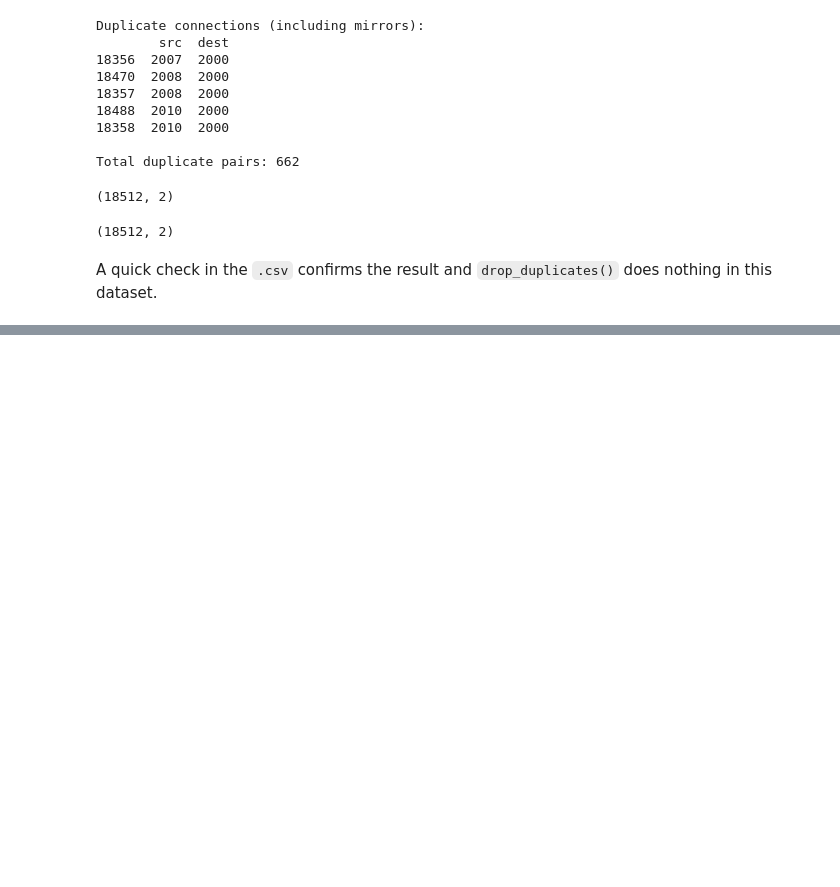
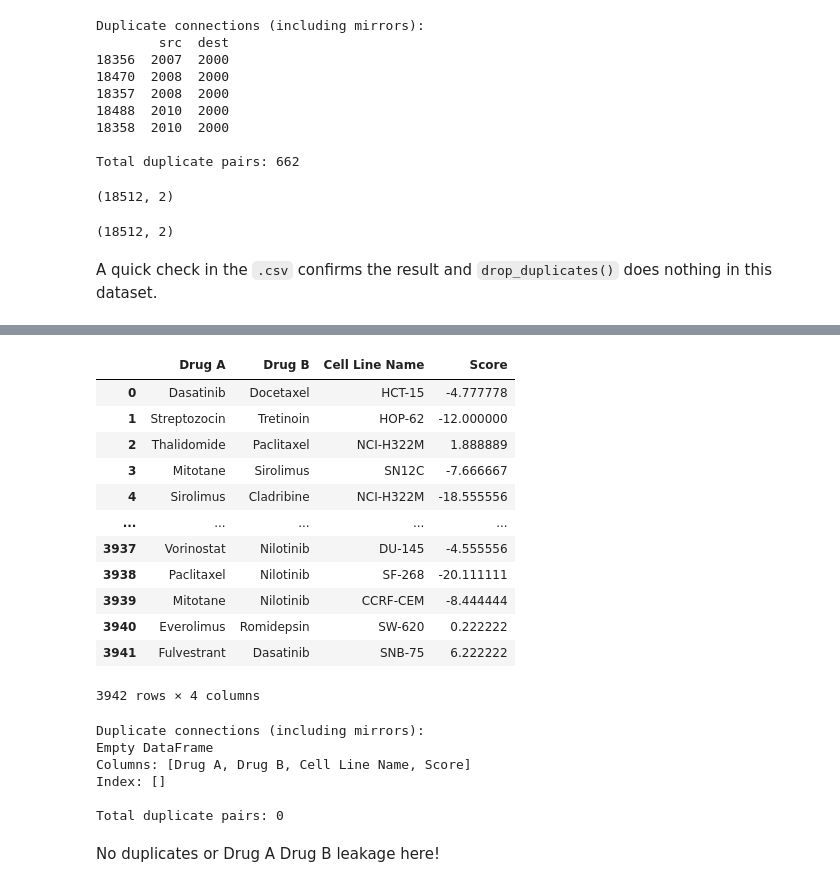
Before and after one commit to MichaelMigacev/swp-baumlab, a Jupyter notebook: DeepSignalingFlow/Preprocessing/preprocessing.ipynb, the cells around one changed output, grey strips where cells are left out. Cells and saved outputs as stored; diff of their text form; code cells hidden in the pictures; blank space fills up the shorter version.

```diff
--- a/DeepSignalingFlow/Preprocessing/preprocessing.ipynb
+++ b/DeepSignalingFlow/Preprocessing/preprocessing.ipynb
@@ -276,0 +340,42 @@ fds
+# %%
+whole_set = pd.read_csv('../data-nci/filtered_data/random_final_dl_input.csv')
+# %%
+whole_set
+# %% [output]
+|  | Drug A | Drug B | Cell Line Name | Score |
+| 0 | Dasatinib | Docetaxel | HCT-15 | -4.777778 |
+| 1 | Streptozocin | Tretinoin | HOP-62 | -12.000000 |
+| 2 | Thalidomide | Paclitaxel | NCI-H322M | 1.888889 |
+| 3 | Mitotane | Sirolimus | SN12C | -7.666667 |
+| 4 | Sirolimus | Cladribine | NCI-H322M | -18.555556 |
+| ... | ... | ... | ... | ... |
+| 3937 | Vorinostat | Nilotinib | DU-145 | -4.555556 |
+| 3938 | Paclitaxel | Nilotinib | SF-268 | -20.111111 |
+| 3939 | Mitotane | Nilotinib | CCRF-CEM | -8.444444 |
+| 3940 | Everolimus | Romidepsin | SW-620 | 0.222222 |
+| 3941 | Fulvestrant | Dasatinib | SNB-75 | 6.222222 |
+3942 rows × 4 columns
+# %%
+mirrored_whole_set = whole_set.rename(columns={'Drug A':'Drug B', 'Drug B':'Drug A'})
+
+# Combine original and mirrored DataFrames
+combined_wh = pd.concat([whole_set, mirrored_whole_set])
+
+# Find duplicates (including mirrored pairs)
+duplicates_wh = combined_wh[combined_wh.duplicated(keep=False)]  # keep=False marks all duplicates
+
+# Show duplicates
+print("Duplicate connections (including mirrors):")
+print(duplicates_wh.sort_values(by=['Drug A', 'Drug B']).tail())
+
+# Count duplicates
+print(f"\nTotal duplicate pairs: {len(duplicates_wh)//2}")
+# %% [output]
+Duplicate connections (including mirrors):
+Empty DataFrame
+Columns: [Drug A, Drug B, Cell Line Name, Score]
+Index: []
+
+Total duplicate pairs: 0
+# %% [markdown]
+No duplicates or Drug A Drug B leakage here!
```
Also changed, not shown: parts of 2 cells of this notebook.
